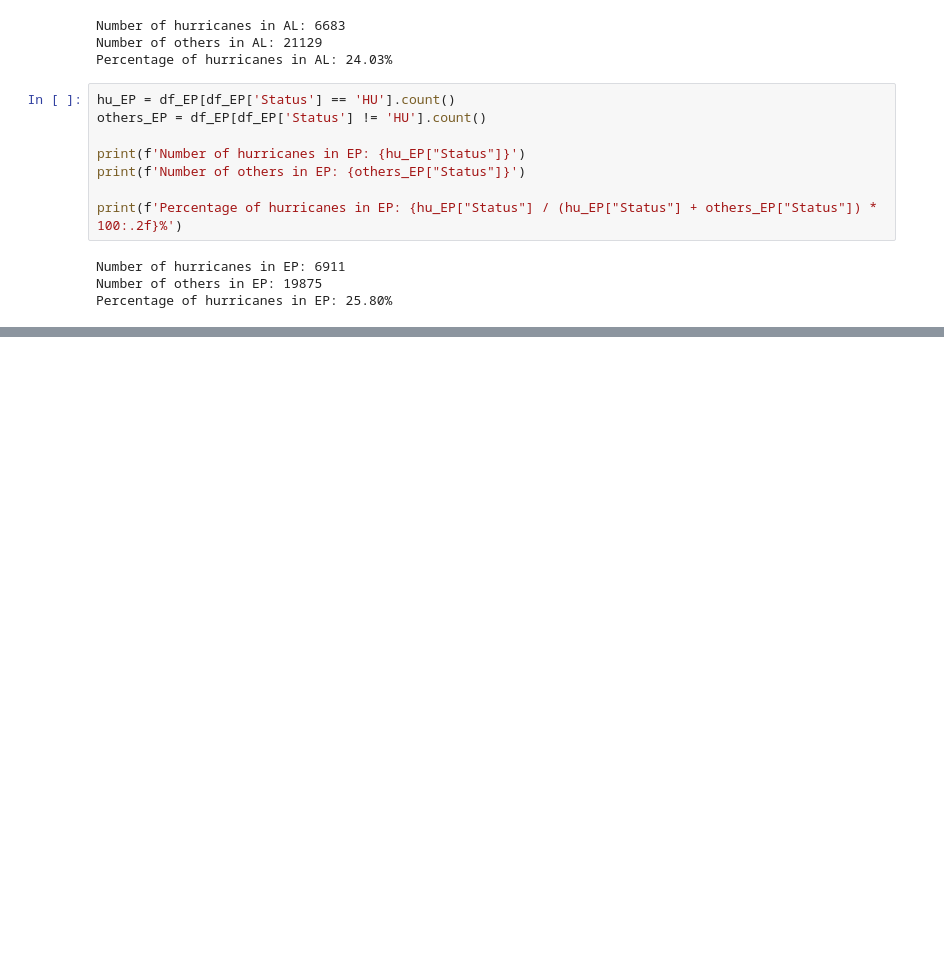
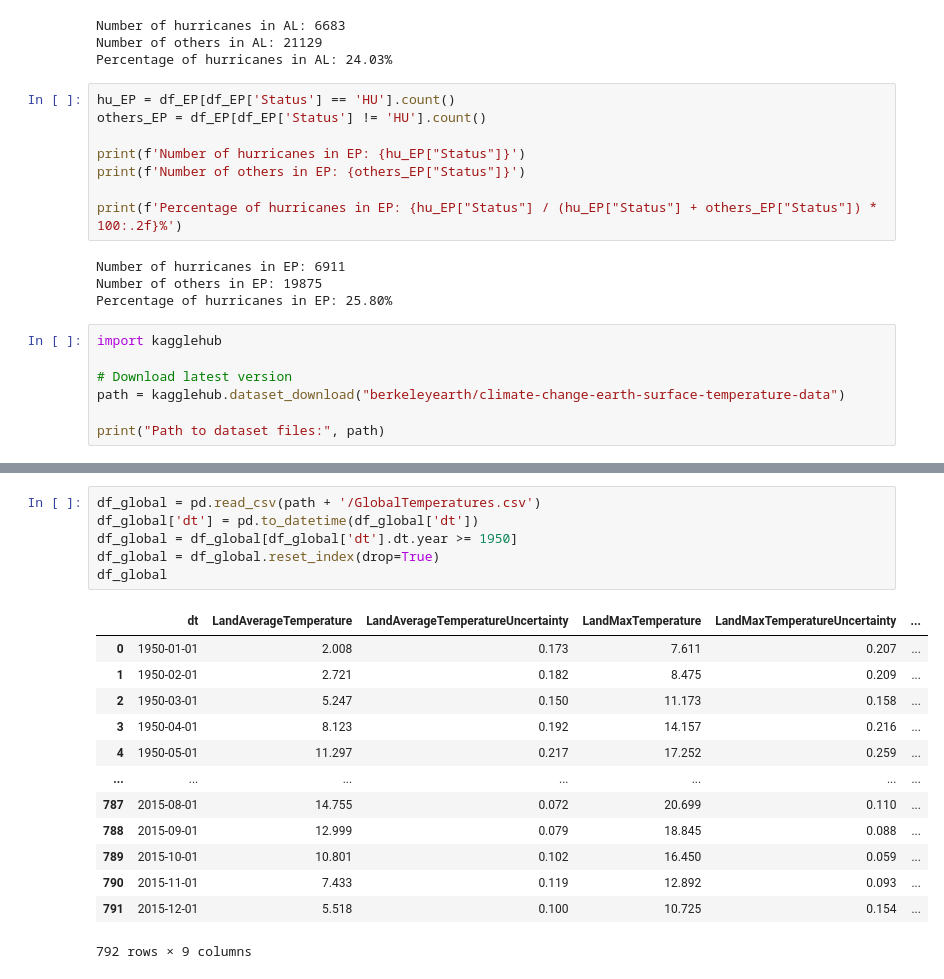
Before and after one commit to saucyq/hurricane-tracker, a Jupyter notebook: test.ipynb, the cells around one changed output, grey strips where cells are left out. Drawn from its saved outputs; the diff is of its cells as text; blank space fills up the shorter version.

Commit message:
Added temperature correlation

```diff
--- a/test.ipynb
+++ b/test.ipynb
@@ -230,3 +230,10 @@ print(f'Percentage of hurricanes in EP: {hu_EP["Status"] / (hu_EP["Status"] + ot
 Number of hurricanes in EP: 6911
 Number of others in EP: 19875
 Percentage of hurricanes in EP: 25.80%
+# %%
+import kagglehub
+
+# Download latest version
+path = kagglehub.dataset_download("berkeleyearth/climate-change-earth-surface-temperature-data")
+
+print("Path to dataset files:", path)
@@ -232,0 +244,20 @@ Percentage of hurricanes in EP: 25.80%
+# %%
+df_global = pd.read_csv(path + '/GlobalTemperatures.csv')
+df_global['dt'] = pd.to_datetime(df_global['dt'])
+df_global = df_global[df_global['dt'].dt.year >= 1950]
+df_global = df_global.reset_index(drop=True)
+df_global
+# %% [output]
+|  | dt | LandAverageTemperature | LandAverageTemperatureUncertainty | LandMaxTemperature | LandMaxTemperatureUncertainty | ... |
+| 0 | 1950-01-01 | 2.008 | 0.173 | 7.611 | 0.207 | ... |
+| 1 | 1950-02-01 | 2.721 | 0.182 | 8.475 | 0.209 | ... |
+| 2 | 1950-03-01 | 5.247 | 0.150 | 11.173 | 0.158 | ... |
+| 3 | 1950-04-01 | 8.123 | 0.192 | 14.157 | 0.216 | ... |
+| 4 | 1950-05-01 | 11.297 | 0.217 | 17.252 | 0.259 | ... |
+| ... | ... | ... | ... | ... | ... | ... |
+| 787 | 2015-08-01 | 14.755 | 0.072 | 20.699 | 0.110 | ... |
+| 788 | 2015-09-01 | 12.999 | 0.079 | 18.845 | 0.088 | ... |
+| 789 | 2015-10-01 | 10.801 | 0.102 | 16.450 | 0.059 | ... |
+| 790 | 2015-11-01 | 7.433 | 0.119 | 12.892 | 0.093 | ... |
+| 791 | 2015-12-01 | 5.518 | 0.100 | 10.725 | 0.154 | ... |
+792 rows × 9 columns
```
Also changed, not shown: parts of 2 cells of this notebook.
